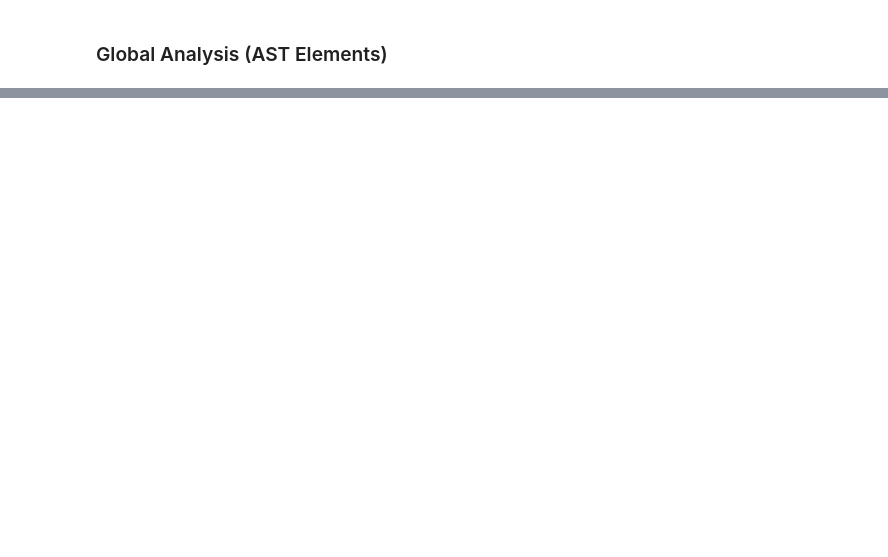
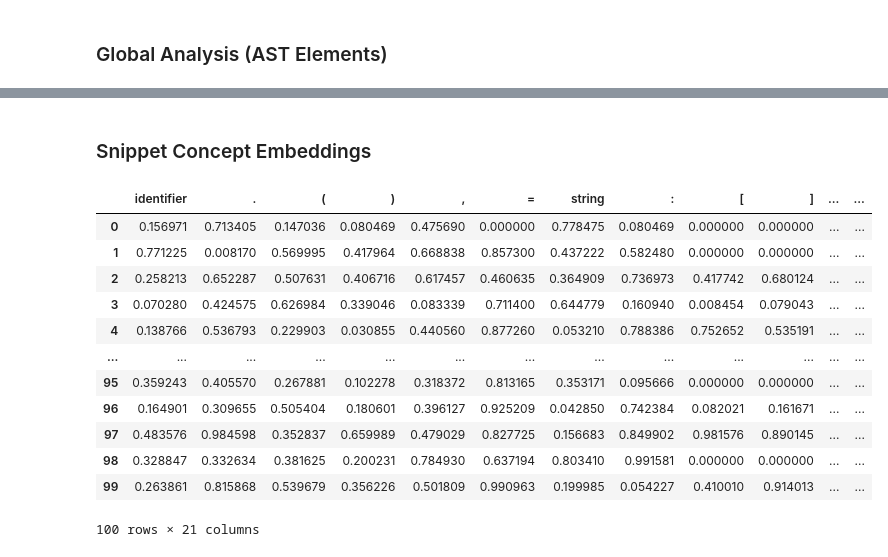
Before and after one commit to WM-SEMERU/CodeSyntaxConcept, a Jupyter notebook: experimental_notebooks/ast_concept_logits.ipynb, the cells around one changed output, grey strips where cells are left out. Drawn from its saved outputs; the diff is of its cells as text; code cells hidden in the pictures; blank space fills up the shorter version.

```diff
--- a/experimental_notebooks/ast_concept_logits.ipynb
+++ b/experimental_notebooks/ast_concept_logits.ipynb
@@ -187 +188,41 @@ global_concept_dataframe
 196 rows × 3 columns
+# %% [markdown]
+### Snippet Concept Embeddings
+# %%
+def get_concept_embeddings(node, concepts):
+    def get_concept_bindings(node, concepts, bindings):
+        for child in node['children']:
+            get_concept_bindings(child, concepts, bindings)
+        if node['type'] in concepts:
+            bindings[concepts.index(node['type'])].append([prob for token, prob in node['bindings'] if prob != 'FIRST_TOKEN'])
+    bindings=[[] for _ in range(len(concepts))]
+    get_concept_bindings(node, concepts, bindings)
+    embedding = []
+    for prob_list in bindings:
+        flat_prob_list = [prob for sublist in prob_list for prob in sublist]
+        embedding.append(median(flat_prob_list) if len(flat_prob_list)>0 else 0)
+    return embedding
+# %%
+#### MOST FREQUENT CONCEPTS - EXPLORATORY ANALYSIS
+most_frequent_leaves = ['identifier', '.', '(', ')', ',', '=', 'string',':','[',']','integer']
+most_frequent_parents = ['attribute','expression_statement','argument_list','call','assignment','comparison_operator', 'if_statement','return_statement','for_statement', 'parameters']
+concepts = most_frequent_leaves + most_frequent_parents
+df_concept_embeddings = pd.DataFrame([], columns= concepts)
+for binded_tree in df_actual_ntp['binded_tree']:
+    df_concept_embeddings.loc[len(df_concept_embeddings.index)] = get_concept_embeddings(binded_tree, concepts)
+# %%
+df_concept_embeddings
+# %% [output]
+|  | identifier | . | ( | ) | , | = | string | : | [ | ] | ... | ... |
+| 0 | 0.156971 | 0.713405 | 0.147036 | 0.080469 | 0.475690 | 0.000000 | 0.778475 | 0.080469 | 0.000000 | 0.000000 | ... | ... |
+| 1 | 0.771225 | 0.008170 | 0.569995 | 0.417964 | 0.668838 | 0.857300 | 0.437222 | 0.582480 | 0.000000 | 0.000000 | ... | ... |
+| 2 | 0.258213 | 0.652287 | 0.507631 | 0.406716 | 0.617457 | 0.460635 | 0.364909 | 0.736973 | 0.417742 | 0.680124 | ... | ... |
+| 3 | 0.070280 | 0.424575 | 0.626984 | 0.339046 | 0.083339 | 0.711400 | 0.644779 | 0.160940 | 0.008454 | 0.079043 | ... | ... |
+| 4 | 0.138766 | 0.536793 | 0.229903 | 0.030855 | 0.440560 | 0.877260 | 0.053210 | 0.788386 | 0.752652 | 0.535191 | ... | ... |
+| ... | ... | ... | ... | ... | ... | ... | ... | ... | ... | ... | ... | ... |
+| 95 | 0.359243 | 0.405570 | 0.267881 | 0.102278 | 0.318372 | 0.813165 | 0.353171 | 0.095666 | 0.000000 | 0.000000 | ... | ... |
+| 96 | 0.164901 | 0.309655 | 0.505404 | 0.180601 | 0.396127 | 0.925209 | 0.042850 | 0.742384 | 0.082021 | 0.161671 | ... | ... |
+| 97 | 0.483576 | 0.984598 | 0.352837 | 0.659989 | 0.479029 | 0.827725 | 0.156683 | 0.849902 | 0.981576 | 0.890145 | ... | ... |
+| 98 | 0.328847 | 0.332634 | 0.381625 | 0.200231 | 0.784930 | 0.637194 | 0.803410 | 0.991581 | 0.000000 | 0.000000 | ... | ... |
+| 99 | 0.263861 | 0.815868 | 0.539679 | 0.356226 | 0.501809 | 0.990963 | 0.199985 | 0.054227 | 0.410010 | 0.914013 | ... | ... |
+100 rows × 21 columns
```
Also changed, not shown: parts of 5 cells of this notebook, 1 other file.
